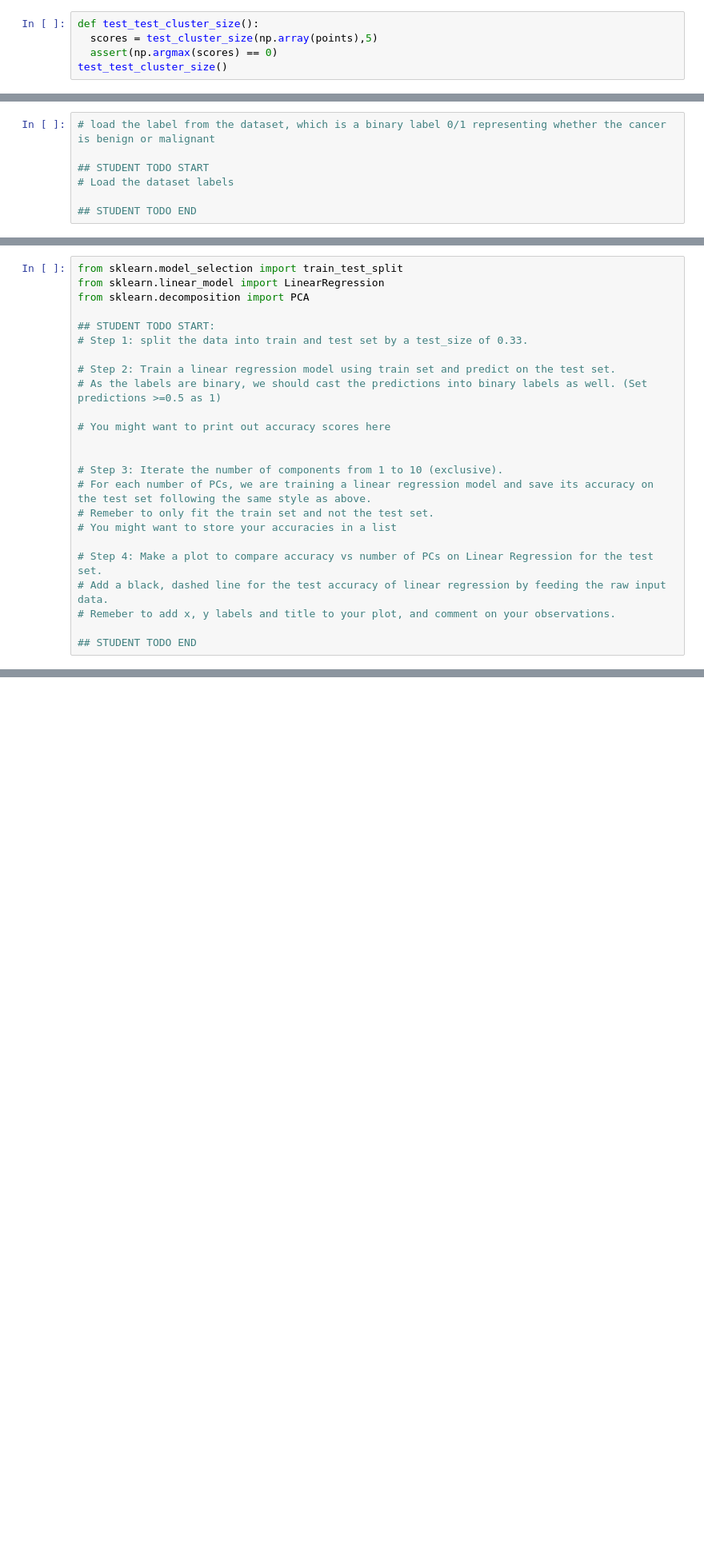
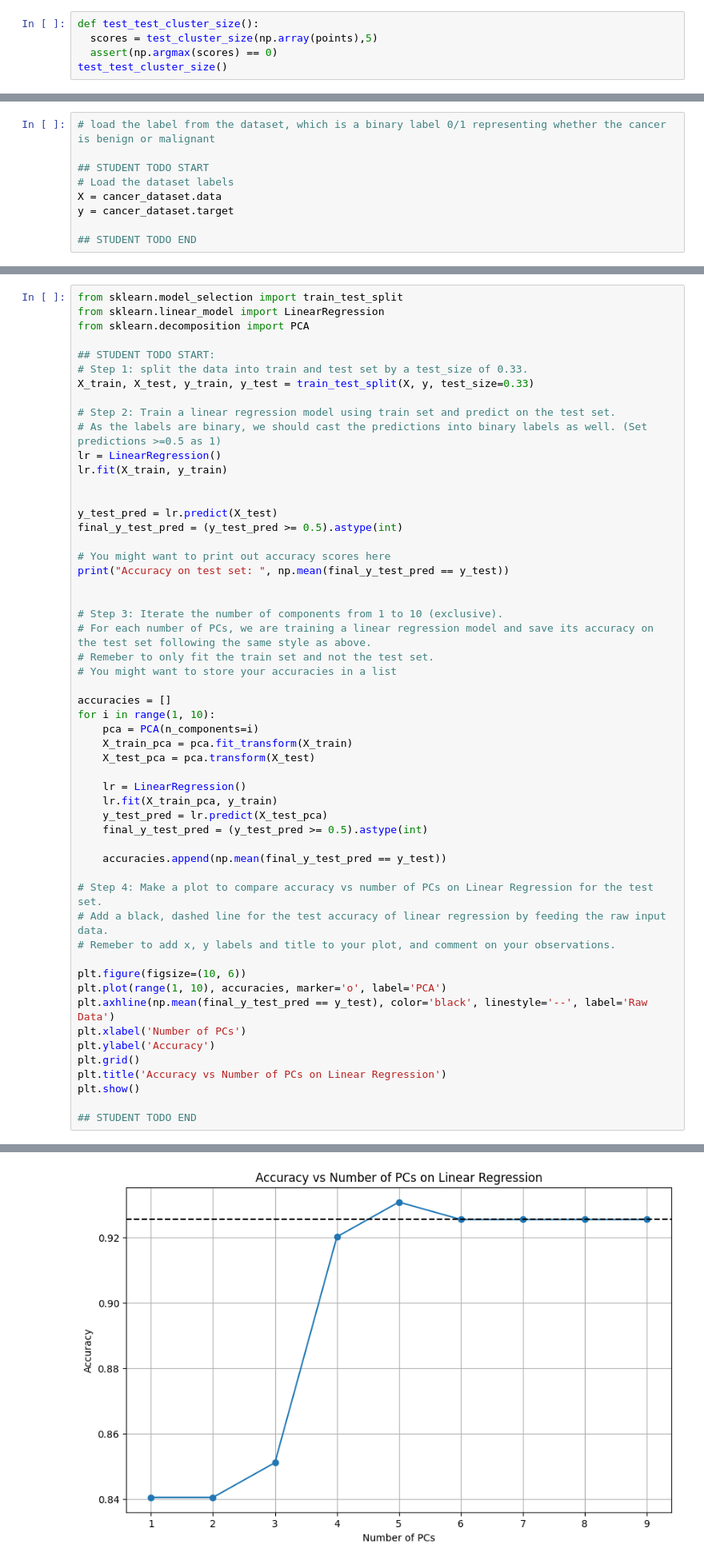
Before and after one commit to alan-w25/cis-5190, a Jupyter notebook: hw/hw3/coding/CIS_5190_Alan_Wu_HW3_Student_Version.ipynb, the cells around one changed output, grey strips where cells are left out. Shown: that part at 80% size. Drawn from its saved outputs; the diff is of its cells as text; blank space fills up the shorter version.

```diff
--- a/hw/hw3/coding/CIS_5190_Alan_Wu_HW3_Student_Version.ipynb
+++ b/hw/hw3/coding/CIS_5190_Alan_Wu_HW3_Student_Version.ipynb
@@ -402,5 +500,7 @@ Remember to **attach the plot** in your written submission, and also **make comm
 
 ## STUDENT TODO START
 # Load the dataset labels
+X = cancer_dataset.data
+y = cancer_dataset.target
 
 ## STUDENT TODO END
@@ -411,11 +531,19 @@ from sklearn.decomposition import PCA
 
 ## STUDENT TODO START:
 # Step 1: split the data into train and test set by a test_size of 0.33.
+X_train, X_test, y_train, y_test = train_test_split(X, y, test_size=0.33)
 
 # Step 2: Train a linear regression model using train set and predict on the test set.
 # As the labels are binary, we should cast the predictions into binary labels as well. (Set predictions >=0.5 as 1)
+lr = LinearRegression()
+lr.fit(X_train, y_train)
+
+
+y_test_pred = lr.predict(X_test)
+final_y_test_pred = (y_test_pred >= 0.5).astype(int)
 
 # You might want to print out accuracy scores here
+print("Accuracy on test set: ", np.mean(final_y_test_pred == y_test))
 
 
 # Step 3: Iterate the number of components from 1 to 10 (exclusive).
@@ -423,8 +551,31 @@ from sklearn.decomposition import PCA
 # Remeber to only fit the train set and not the test set.
 # You might want to store your accuracies in a list
 
+accuracies = []
+for i in range(1, 10):
+	pca = PCA(n_components=i)
+	X_train_pca = pca.fit_transform(X_train)
+	X_test_pca = pca.transform(X_test)
+
+	lr = LinearRegression()
+	lr.fit(X_train_pca, y_train)
+	y_test_pred = lr.predict(X_test_pca)
+	final_y_test_pred = (y_test_pred >= 0.5).astype(int)
+
+	accuracies.append(np.mean(final_y_test_pred == y_test))
+
 # Step 4: Make a plot to compare accuracy vs number of PCs on Linear Regression for the test set.
 # Add a black, dashed line for the test accuracy of linear regression by feeding the raw input data.
 # Remeber to add x, y labels and title to your plot, and comment on your observations.
 
+plt.figure(figsize=(10, 6))
+plt.plot(range(1, 10), accuracies, marker='o', label='PCA')
+plt.axhline(np.mean(final_y_test_pred == y_test), color='black', linestyle='--', label='Raw Data')
+plt.xlabel('Number of PCs')
+plt.ylabel('Accuracy')
+plt.grid()
+plt.title('Accuracy vs Number of PCs on Linear Regression')
+plt.show()
+
 ## STUDENT TODO END
+# %% [output]
@@ -431,3 +583,4 @@ from sklearn.decomposition import PCA
+[figure, added]
 # %% [markdown]
 ## **2.2. [5 pts] Understanding PCA**
 
```
Also changed, not shown: parts of 23 cells of this notebook, 3 other files.
